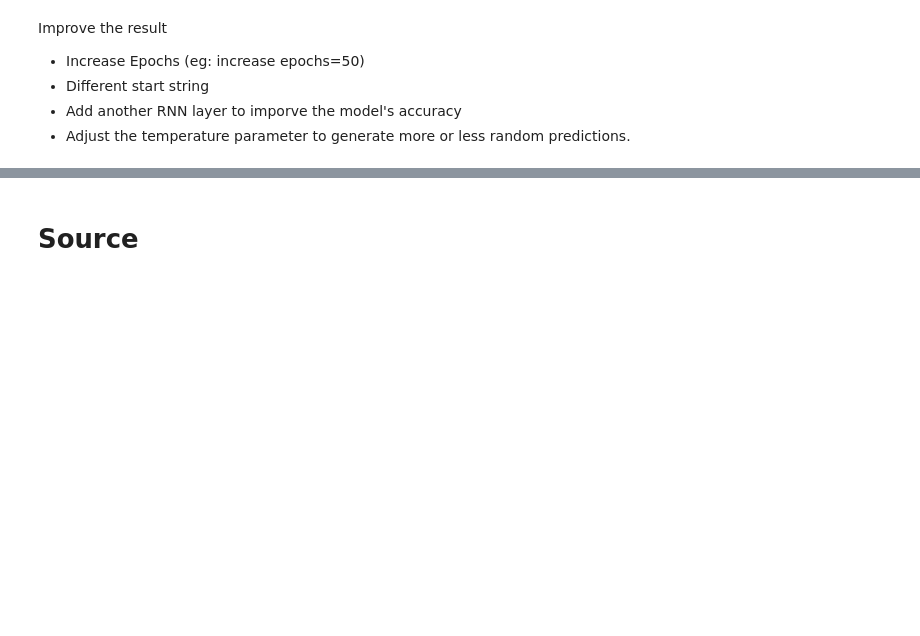
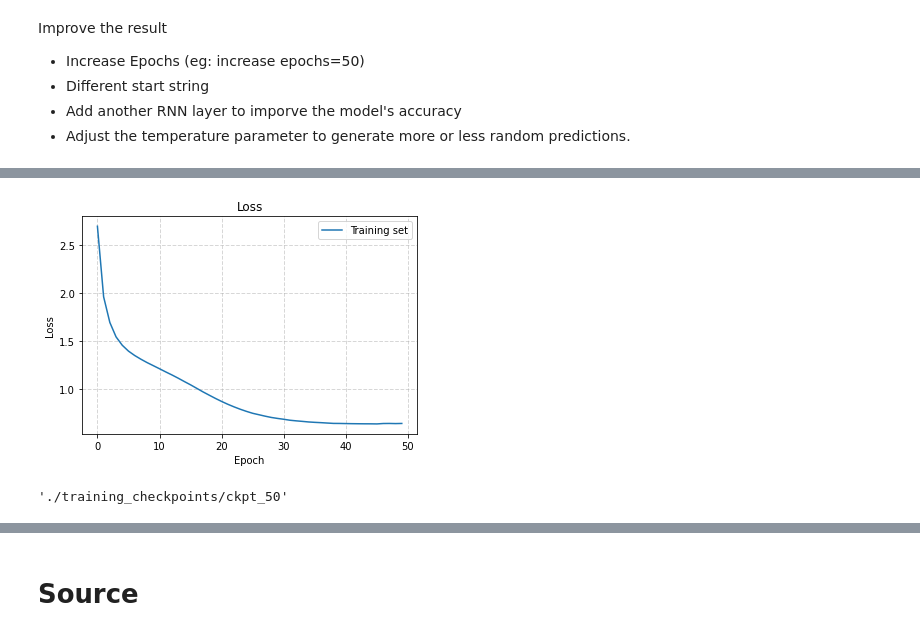
Before and after one commit to SiyuFang/STAT6289, a Jupyter notebook: demo presentation.ipynb, the cells around one changed output, grey strips where cells are left out. Cells and saved outputs as stored; diff of their text form; code cells hidden in the pictures; blank space fills up the shorter version.

```diff
--- a/demo presentation.ipynb
+++ b/demo presentation.ipynb
@@ -511,0 +529,6 @@ Improve the result
+# %%
+model.compile(optimizer='adam', loss=loss)
+# %%
+EPOCHS=50
+# %%
+history1 = model.fit(dataset, epochs=EPOCHS, callbacks=[checkpoint_callback])
@@ -511,0 +553,18 @@ Improve the result
+# %%
+def render_training_history(training_history):
+    loss = training_history.history['loss']
+    plt.title('Loss')
+    plt.xlabel('Epoch')
+    plt.ylabel('Loss')
+    plt.plot(loss, label='Training set')
+    plt.legend()
+    plt.grid(linestyle='--', linewidth=1, alpha=0.5)
+    plt.show()
+# %%
+render_training_history(history1)
+# %% [output]
+[figure, added]
+# %%
+tf.train.latest_checkpoint(checkpoint_dir)
+# %% [output]
+'./training_checkpoints/ckpt_50'
```
Also changed, not shown: parts of 18 cells of this notebook.
